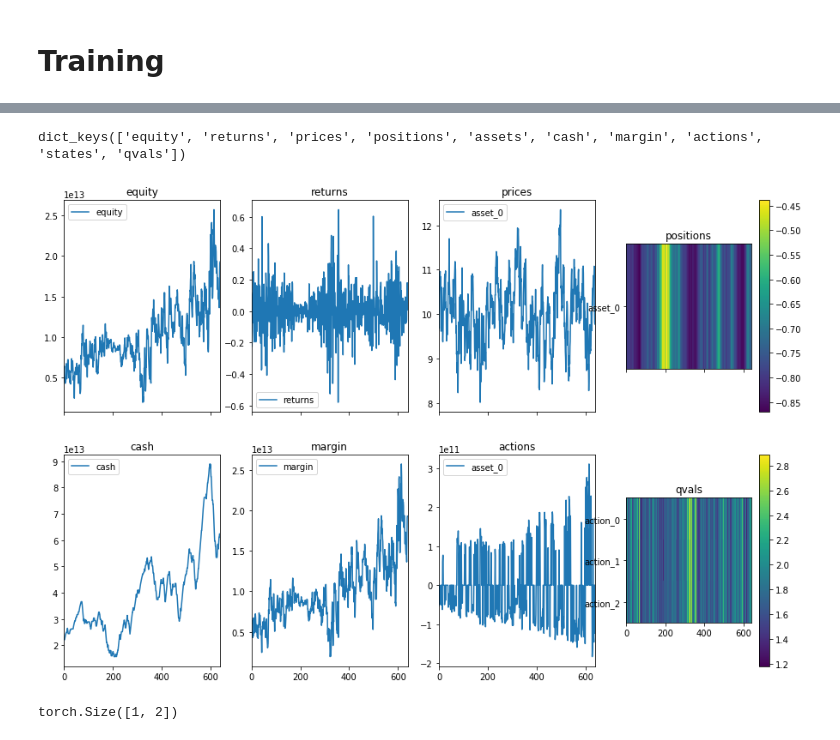
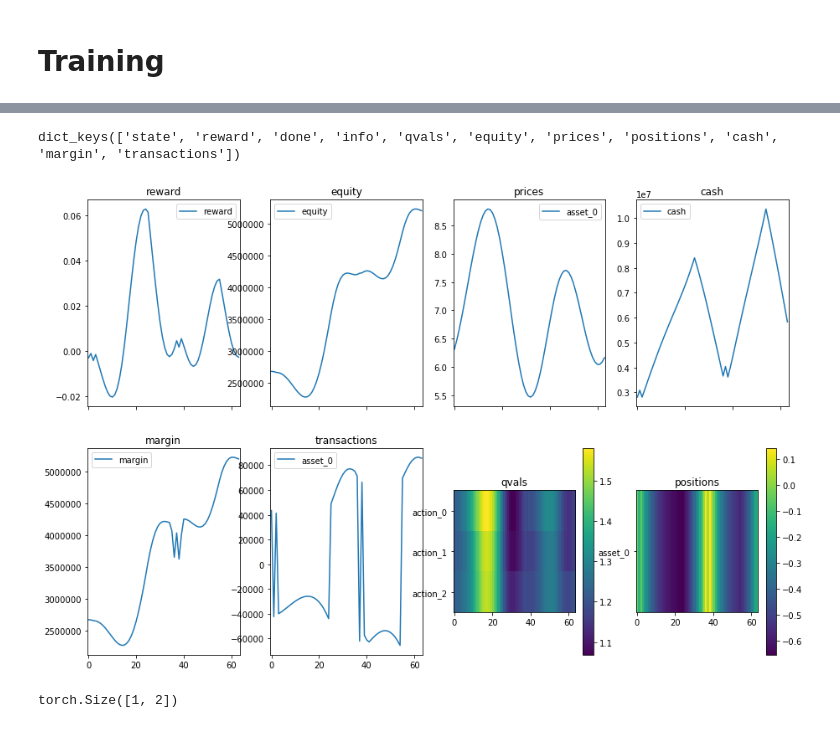
Before and after one commit to Hanwant/madigan, a Jupyter notebook: madigan/notebooks/synth_dqn.ipynb, the cells around one changed output, grey strips where cells are left out. Drawn from its saved outputs; the diff is of its cells as text; code cells hidden in the pictures.

```diff
--- a/madigan/notebooks/synth_dqn.ipynb
+++ b/madigan/notebooks/synth_dqn.ipynb
@@ -824,15 +825,15 @@ tensor([[0.0202, 0.0272, 0.1031]], device='cuda:0') [9966.21030502]
 ## Trainer
 # %%
 def trainer(agent, env, preprocessor, config):
-    rb = ReplayBuffer(config.rb_size, config.nstep_return,
+    nstep_return =config.agent_config.nstep_return
+    rb = ReplayBuffer(config.agent_config.replay_size, nstep_return,
                       config.agent_config.discount)
 #     nstep_buffer = []
-    nstep=config.nstep_return
-    min_rb_size = config.min_rb_size
+    replay_min_size = config.agent_config.replay_min_size
 
-    eps = 1.
-    eps_decay = config.expl_eps_decay
-    eps_min = config.expl_eps_min
+    eps = config.agent_config.eps
+    eps_decay = config.agent_config.eps_decay
+    eps_min = config.agent_config.eps_min
     env.reset()
     preprocessor.initialize_history(env)
     state = preprocessor.current_data()
@@ -872,16 +873,16 @@ def trainer(agent, env, preprocessor, config):
             env.reset()
             preprocessor.initialize_history(env)
             state = preprocessor.current_data()
-            print('done: ', info.brokerResponse, 'margin call: ', info.brokerResponse.marginCall,
-                 'equity: ', env.equity)
+            #print('done: ', info.brokerResponse, 'margin call: ', info.brokerResponse.marginCall,
+            #     'equity: ', env.equity)
             print('running_reward: ', running_reward, 'running_cost: ', running_cost)
 
             running_reward = 0.
             running_cost = 0.
         else:
             state = next_state
-        if len(rb) >= min_rb_size:
-            sarsd = rb.sample(config.batch_size)
+        if len(rb) >= replay_min_size:
+            sarsd = rb.sample(config.agent_config.batch_size)
             trn_metrics = agent.train_step(sarsd)
             trn_metrics['eps'] = eps
             trn_metrics['running_reward'] = running_reward
@@ -926,9 +927,9 @@ def print_scalar_tensors():
 config = make_config(
         experiment_id="SineQ",
         basepath="/media/hemu/Data/Markets/farm",
-        overwrite_exp=False,
-        transaction_cost_rel=0.02,
 
+
+        transaction_cost_rel=0.0,
 
         test_steps=1_000,
         nsteps=1_000_000,
@@ -943,7 +944,7 @@ config = make_config(
 #         'dX':0.1,
 #         "noise": 0.0},
         data_source_type="SineAdder",
-        generator_params={
+        data_source_config={
             'freq':[2.2, 4.1, 1., 3.],
             'mu':[.6, 0.3, 2., 4.2],
             'amp':[.5, 0.2, 0.4, 1.2],
@@ -980,7 +981,7 @@ config = make_config(
         expl_eps_decay=0.999999,
 
         model_class="ConvModel",
-        d_model = 1024,
+        d_model = 512,
         lr=1e-3,
 
     )
@@ -997,8 +1014,8 @@ env = make_env(config)
 preprocessor = make_preprocessor(config)
 preprocessor.initialize_history(env)
 
-agent = AgentCNN(config, preprocessor.feature_output_size, env, device=device)
-agent = AgentCNN_IQN(config, preprocessor.feature_output_size, env, device=device)
+agent = AgentCNN(config, preprocessor.feature_output_shape, env, device=device)
+# agent = AgentCNN_IQN(config, preprocessor.feature_output_shape, env, device=device)
 # %%
 # state_dict = torch.load('OU_IQN_behav.pth')['state_dict']
 # agent.model_b.load_state_dict(state_dict)
@@ -1008,7 +1025,7 @@ agent = AgentCNN_IQN(config, preprocessor.feature_output_size, env, device=devic
 train_loop = iter(trainer(agent, env, preprocessor, config))
 # INITIALIZE REPLAY BUFFER
 print("Initializing replay buffer with min # of experiences")
-for i in tqdm(range(config.min_rb_size)):
+for i in tqdm(range(config.agent_config.replay_min_size)):
     metrics = next(train_loop)
 
 train_metrics=[]
@@ -1077,17 +1162,17 @@ plt.legend()
 # %%
-from madigan.utils.plotting import plot_test_metrics
+# from madigan.utils.plotting import plot_test_metrics
 figsize(15, 10)
 reset=True
 reset=False
 
 tst_metrics = test(agent, env, preprocessor,
-                   nsteps=640, verbose=True, reset=reset, eps=0.)
+                   nsteps=64, verbose=True, reset=reset, eps=0.)
 print(tst_metrics.keys())
 
 fig, ax = plot_test_metrics(tst_metrics)
 # %% [output]
-dict_keys(['equity', 'returns', 'prices', 'positions', 'assets', 'cash', 'margin', 'actions', 'states', 'qvals'])
+dict_keys(['state', 'reward', 'done', 'info', 'qvals', 'equity', 'prices', 'positions', 'cash', 'margin', 'transactions'])
-[figure, old version]
+[figure, new version]
 # %%
 state = {'state_dict': agent.model_b.state_dict(),
          'ntraining_steps': i,
```
Also changed, not shown: parts of 17 cells of this notebook, 9 other files.
